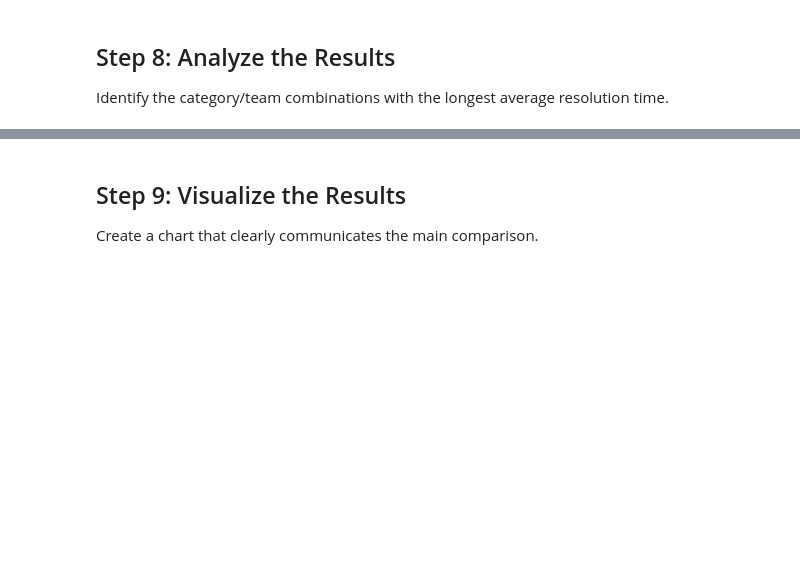
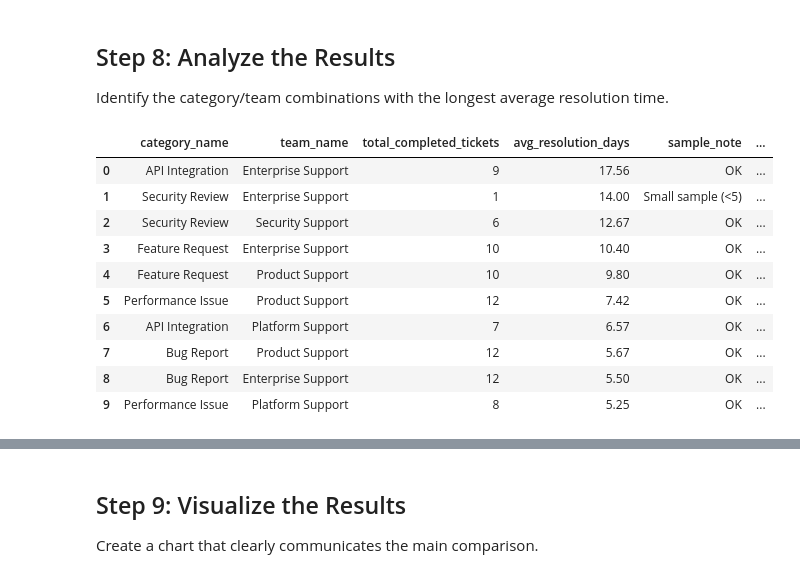
Before and after one commit to AtTieFighter23/sql_cloud_notebook_lab, a Jupyter notebook: sql_modern_workflows_lab.ipynb, the cells around one changed output, grey strips where cells are left out. Drawn from its saved outputs; the diff is of its cells as text; code cells hidden in the pictures; blank space fills up the shorter version.

```diff
--- a/sql_modern_workflows_lab.ipynb
+++ b/sql_modern_workflows_lab.ipynb
@@ -140,6 +382,45 @@ Run these checks after `resolution_df` has been created.
 Identify the category/team combinations with the longest average resolution time.
 # %%
 # Analyze
+
+# Top 10 category-team groups by average resolution time
+top_resolution_df = resolution_df.sort_values(
+    by="avg_resolution_days",
+    ascending=False
+).head(10).reset_index(drop=True)
+
+# Flag small samples (fewer than 5 completed tickets) as limited evidence
+top_resolution_df["sample_note"] = top_resolution_df["total_completed_tickets"].apply(
+    lambda n: "Small sample (<5)" if n < 5 else "OK"
+)
+
+# Context: compare each group's average to its category's standard resolution benchmark
+benchmarks = pd.read_sql_query(
+    "SELECT category_name, standard_resolution_days FROM ticket_categories;", conn
+)
+top_resolution_df = top_resolution_df.merge(benchmarks, on="category_name", how="left")
+top_resolution_df["days_over_standard"] = (
+    top_resolution_df["avg_resolution_days"] - top_resolution_df["standard_resolution_days"]
+).round(2)
+
+# Combined label for the chart
+top_resolution_df["category_team"] = (
+    top_resolution_df["category_name"] + " - " + top_resolution_df["team_name"]
+)
+
+top_resolution_df
+# %% [output]
+|  | category_name | team_name | total_completed_tickets | avg_resolution_days | sample_note | ... |
+| 0 | API Integration | Enterprise Support | 9 | 17.56 | OK | ... |
+| 1 | Security Review | Enterprise Support | 1 | 14.00 | Small sample (<5) | ... |
+| 2 | Security Review | Security Support | 6 | 12.67 | OK | ... |
+| 3 | Feature Request | Enterprise Support | 10 | 10.40 | OK | ... |
+| 4 | Feature Request | Product Support | 10 | 9.80 | OK | ... |
+| 5 | Performance Issue | Product Support | 12 | 7.42 | OK | ... |
+| 6 | API Integration | Platform Support | 7 | 6.57 | OK | ... |
+| 7 | Bug Report | Product Support | 12 | 5.67 | OK | ... |
+| 8 | Bug Report | Enterprise Support | 12 | 5.50 | OK | ... |
+| 9 | Performance Issue | Platform Support | 8 | 5.25 | OK | ... |
 # %% [markdown]
 ### Analysis Notes
 
```
Also changed, not shown: parts of 21 cells of this notebook, 2 other files.
